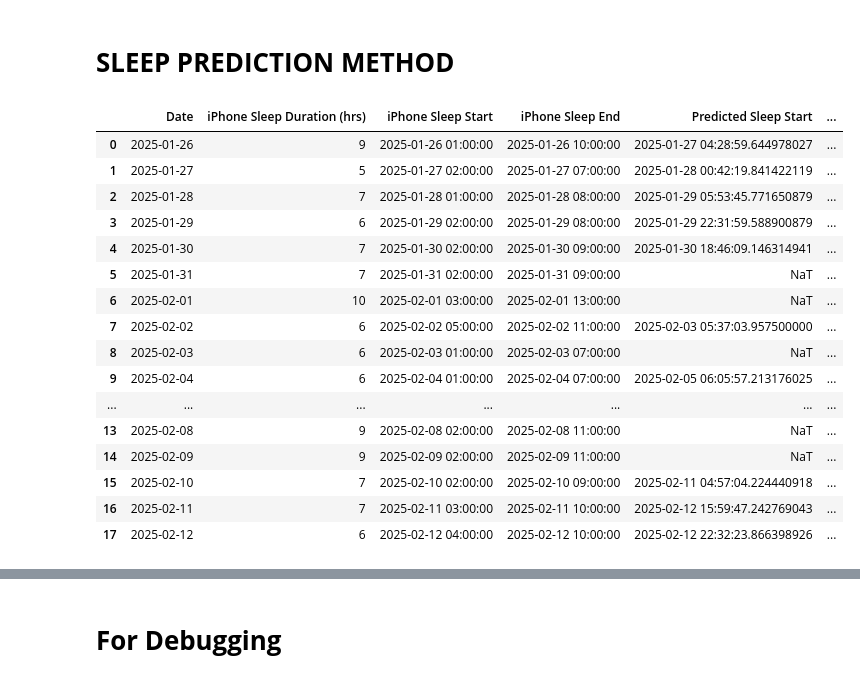
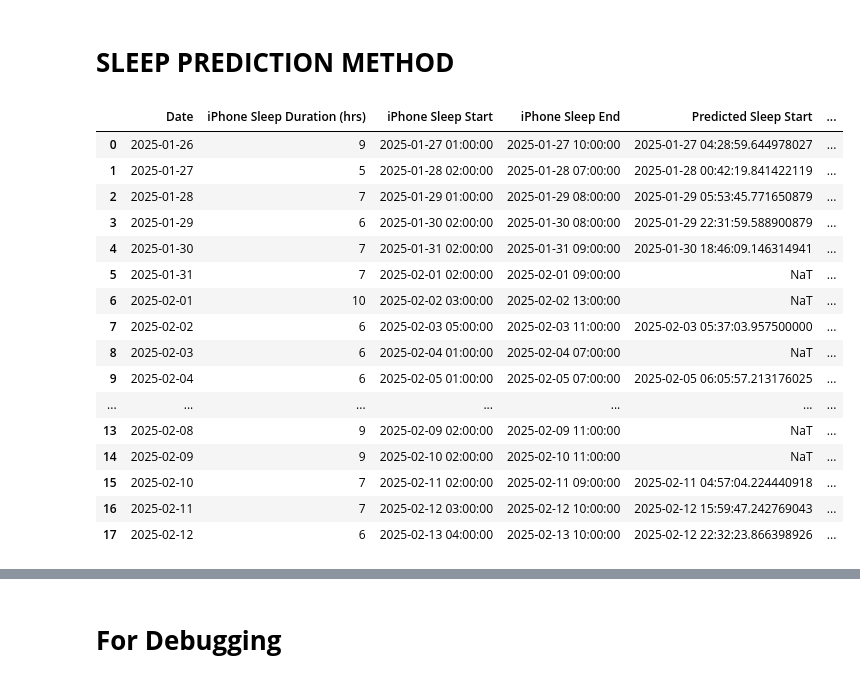
Before and after one commit to jellydaniellie/cs6501-project, a Jupyter notebook: Project1Part2.ipynb, the cells around one changed output, grey strips where cells are left out. Drawn from its saved outputs; the diff is of its cells as text; code cells hidden in the pictures.

```diff
--- a/Project1Part2.ipynb
+++ b/Project1Part2.ipynb
@@ -223,48 +223,53 @@ iphone_sleep_df = pd.DataFrame.from_dict(
     columns=["iPhone Sleep Start (AM hrs)", "iPhone Sleep Duration (hrs)"]
 )
 iphone_sleep_df.index.name = "Assigned Date"
 iphone_sleep_df.reset_index(inplace=True)
 
 iphone_sleep_df["Assigned Date"] = pd.to_datetime(iphone_sleep_df["Assigned Date"])
 
 # Compute Sleep Start and Sleep End Times
-iphone_sleep_df["iPhone Sleep Start"] = iphone_sleep_df["Assigned Date"] + pd.to_timedelta(
+# iphone_sleep_df["iPhone Sleep Start"] = iphone_sleep_df["Assigned Date"] + pd.to_timedelta(
+#     iphone_sleep_df["iPhone Sleep Start (AM hrs)"], unit="h"
+# )
+# iphone_sleep_df["iPhone Sleep End"] = iphone_sleep_df["iPhone Sleep Start"] + pd.to_timedelta(
+#     iphone_sleep_df["iPhone Sleep Duration (hrs)"], unit="h"
+# )
+iphone_sleep_df["iPhone Sleep Start"] = (iphone_sleep_df["Assigned Date"] + pd.Timedelta(days=1)) + pd.to_timedelta(
     iphone_sleep_df["iPhone Sleep Start (AM hrs)"], unit="h"
 )
 iphone_sleep_df["iPhone Sleep End"] = iphone_sleep_df["iPhone Sleep Start"] + pd.to_timedelta(
     iphone_sleep_df["iPhone Sleep Duration (hrs)"], unit="h"
 )
-
 # Drop the redundant "iPhone Sleep Start (AM hrs)" column
 iphone_sleep_df.drop(columns=["iPhone Sleep Start (AM hrs)"], inplace=True)
 
 
 all_dates = pd.date_range(start=iphone_sleep_df["Assigned Date"].min(),
                           end=iphone_sleep_df["Assigned Date"].max(), freq='D')
 all_dates_df = pd.DataFrame({"Date": all_dates})
 
 iphone_sleep_df.rename(columns={"Assigned Date": "Date"}, inplace=True)
 iphone_sleep_df = all_dates_df.merge(iphone_sleep_df, on="Date", how="left")
 
 merged_sleep_df = iphone_sleep_df.merge(
     predicted_sleep_df, on="Date", how="left"
 )
 display(merged_sleep_df)
 # %% [output]
 |  | Date | iPhone Sleep Duration (hrs) | iPhone Sleep Start | iPhone Sleep End | Predicted Sleep Start | ... |
-| 0 | 2025-01-26 | 9 | 2025-01-26 01:00:00 | 2025-01-26 10:00:00 | 2025-01-27 04:28:59.644978027 | ... |
-| 1 | 2025-01-27 | 5 | 2025-01-27 02:00:00 | 2025-01-27 07:00:00 | 2025-01-28 00:42:19.841422119 | ... |
-| 2 | 2025-01-28 | 7 | 2025-01-28 01:00:00 | 2025-01-28 08:00:00 | 2025-01-29 05:53:45.771650879 | ... |
-| 3 | 2025-01-29 | 6 | 2025-01-29 02:00:00 | 2025-01-29 08:00:00 | 2025-01-29 22:31:59.588900879 | ... |
-| 4 | 2025-01-30 | 7 | 2025-01-30 02:00:00 | 2025-01-30 09:00:00 | 2025-01-30 18:46:09.146314941 | ... |
-| 5 | 2025-01-31 | 7 | 2025-01-31 02:00:00 | 2025-01-31 09:00:00 | NaT | ... |
-| 6 | 2025-02-01 | 10 | 2025-02-01 03:00:00 | 2025-02-01 13:00:00 | NaT | ... |
-| 7 | 2025-02-02 | 6 | 2025-02-02 05:00:00 | 2025-02-02 11:00:00 | 2025-02-03 05:37:03.957500000 | ... |
-| 8 | 2025-02-03 | 6 | 2025-02-03 01:00:00 | 2025-02-03 07:00:00 | NaT | ... |
-| 9 | 2025-02-04 | 6 | 2025-02-04 01:00:00 | 2025-02-04 07:00:00 | 2025-02-05 06:05:57.213176025 | ... |
+| 0 | 2025-01-26 | 9 | 2025-01-27 01:00:00 | 2025-01-27 10:00:00 | 2025-01-27 04:28:59.644978027 | ... |
+| 1 | 2025-01-27 | 5 | 2025-01-28 02:00:00 | 2025-01-28 07:00:00 | 2025-01-28 00:42:19.841422119 | ... |
+| 2 | 2025-01-28 | 7 | 2025-01-29 01:00:00 | 2025-01-29 08:00:00 | 2025-01-29 05:53:45.771650879 | ... |
+| 3 | 2025-01-29 | 6 | 2025-01-30 02:00:00 | 2025-01-30 08:00:00 | 2025-01-29 22:31:59.588900879 | ... |
+| 4 | 2025-01-30 | 7 | 2025-01-31 02:00:00 | 2025-01-31 09:00:00 | 2025-01-30 18:46:09.146314941 | ... |
+| 5 | 2025-01-31 | 7 | 2025-02-01 02:00:00 | 2025-02-01 09:00:00 | NaT | ... |
+| 6 | 2025-02-01 | 10 | 2025-02-02 03:00:00 | 2025-02-02 13:00:00 | NaT | ... |
+| 7 | 2025-02-02 | 6 | 2025-02-03 05:00:00 | 2025-02-03 11:00:00 | 2025-02-03 05:37:03.957500000 | ... |
+| 8 | 2025-02-03 | 6 | 2025-02-04 01:00:00 | 2025-02-04 07:00:00 | NaT | ... |
+| 9 | 2025-02-04 | 6 | 2025-02-05 01:00:00 | 2025-02-05 07:00:00 | 2025-02-05 06:05:57.213176025 | ... |
 | ... | ... | ... | ... | ... | ... | ... |
-| 13 | 2025-02-08 | 9 | 2025-02-08 02:00:00 | 2025-02-08 11:00:00 | NaT | ... |
-| 14 | 2025-02-09 | 9 | 2025-02-09 02:00:00 | 2025-02-09 11:00:00 | NaT | ... |
-| 15 | 2025-02-10 | 7 | 2025-02-10 02:00:00 | 2025-02-10 09:00:00 | 2025-02-11 04:57:04.224440918 | ... |
-| 16 | 2025-02-11 | 7 | 2025-02-11 03:00:00 | 2025-02-11 10:00:00 | 2025-02-12 15:59:47.242769043 | ... |
-| 17 | 2025-02-12 | 6 | 2025-02-12 04:00:00 | 2025-02-12 10:00:00 | 2025-02-12 22:32:23.866398926 | ... |
+| 13 | 2025-02-08 | 9 | 2025-02-09 02:00:00 | 2025-02-09 11:00:00 | NaT | ... |
+| 14 | 2025-02-09 | 9 | 2025-02-10 02:00:00 | 2025-02-10 11:00:00 | NaT | ... |
+| 15 | 2025-02-10 | 7 | 2025-02-11 02:00:00 | 2025-02-11 09:00:00 | 2025-02-11 04:57:04.224440918 | ... |
+| 16 | 2025-02-11 | 7 | 2025-02-12 03:00:00 | 2025-02-12 10:00:00 | 2025-02-12 15:59:47.242769043 | ... |
+| 17 | 2025-02-12 | 6 | 2025-02-13 04:00:00 | 2025-02-13 10:00:00 | 2025-02-12 22:32:23.866398926 | ... |
```
Also changed, not shown: parts of 9 cells of this notebook.
